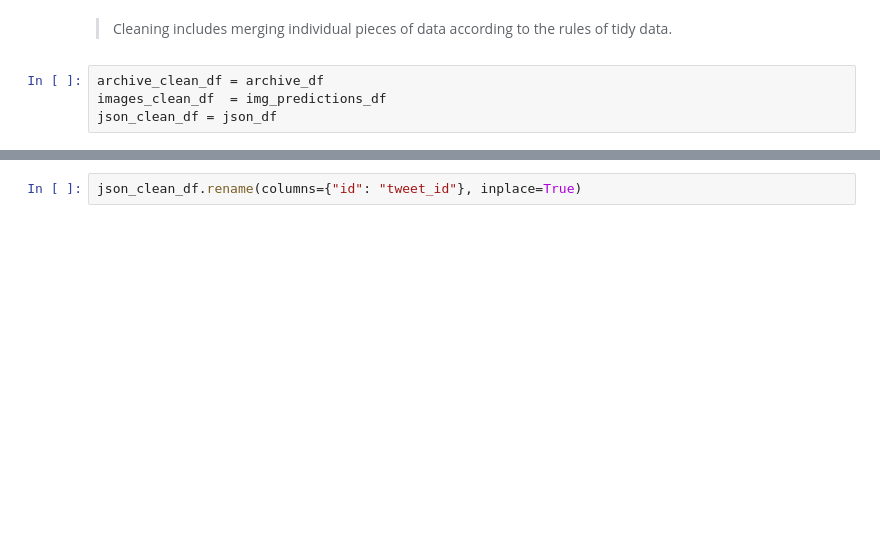
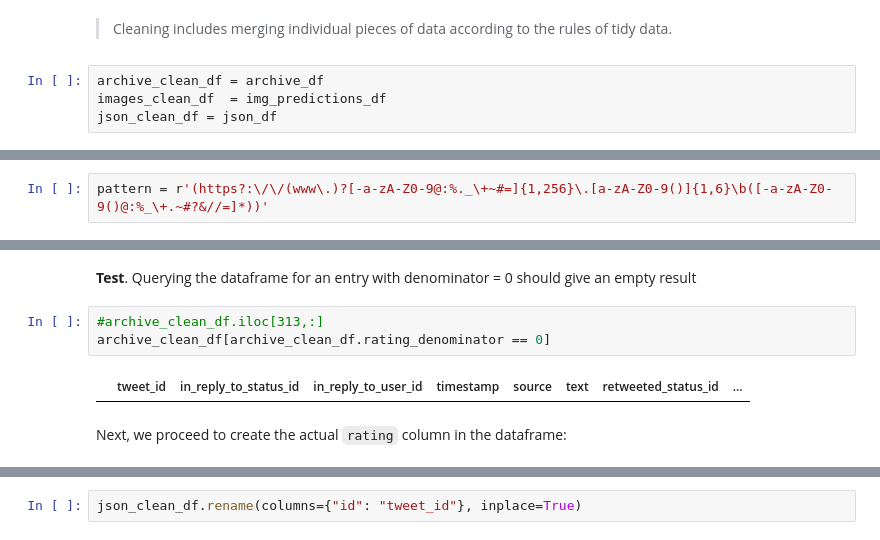
Before and after one commit to omendezmorales/Project4, a Jupyter notebook: wrangle_act.ipynb, the cells around one changed output, grey strips where cells are left out. Saved outputs shown, nothing was run; the diff lists cells and outputs as text; blank space fills up the shorter version.

```diff
--- a/wrangle_act.ipynb
+++ b/wrangle_act.ipynb
@@ -405,0 +429,2 @@ remove non interesting columns from json dataframe
+# %%
+pattern = r'(https?:\/\/(www\.)?[-a-zA-Z0-9@:%._\+~#=]{1,256}\.[a-zA-Z0-9()]{1,6}\b([-a-zA-Z0-9()@:%_\+.~#?&//=]*))'
@@ -405,0 +463,9 @@ remove non interesting columns from json dataframe
+# %% [markdown]
+**Test**. Querying the dataframe for an entry with denominator = 0 should give an empty result
+# %%
+#archive_clean_df.iloc[313,:]
+archive_clean_df[archive_clean_df.rating_denominator == 0]
+# %% [output]
+|  | tweet_id | in_reply_to_status_id | in_reply_to_user_id | timestamp | source | text | retweeted_status_id | ... |
+# %% [markdown]
+Next, we proceed to create the actual `rating` column in the dataframe:
```
Also changed, not shown: parts of 47 cells of this notebook.
